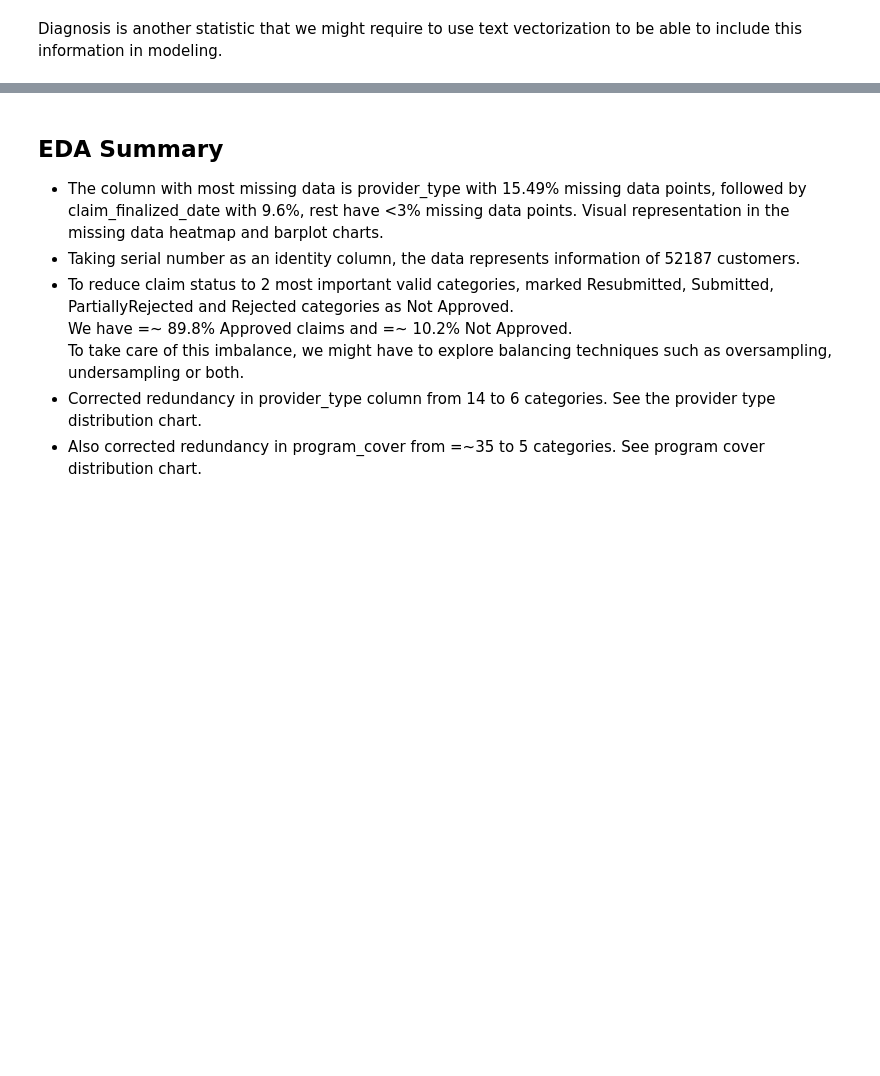
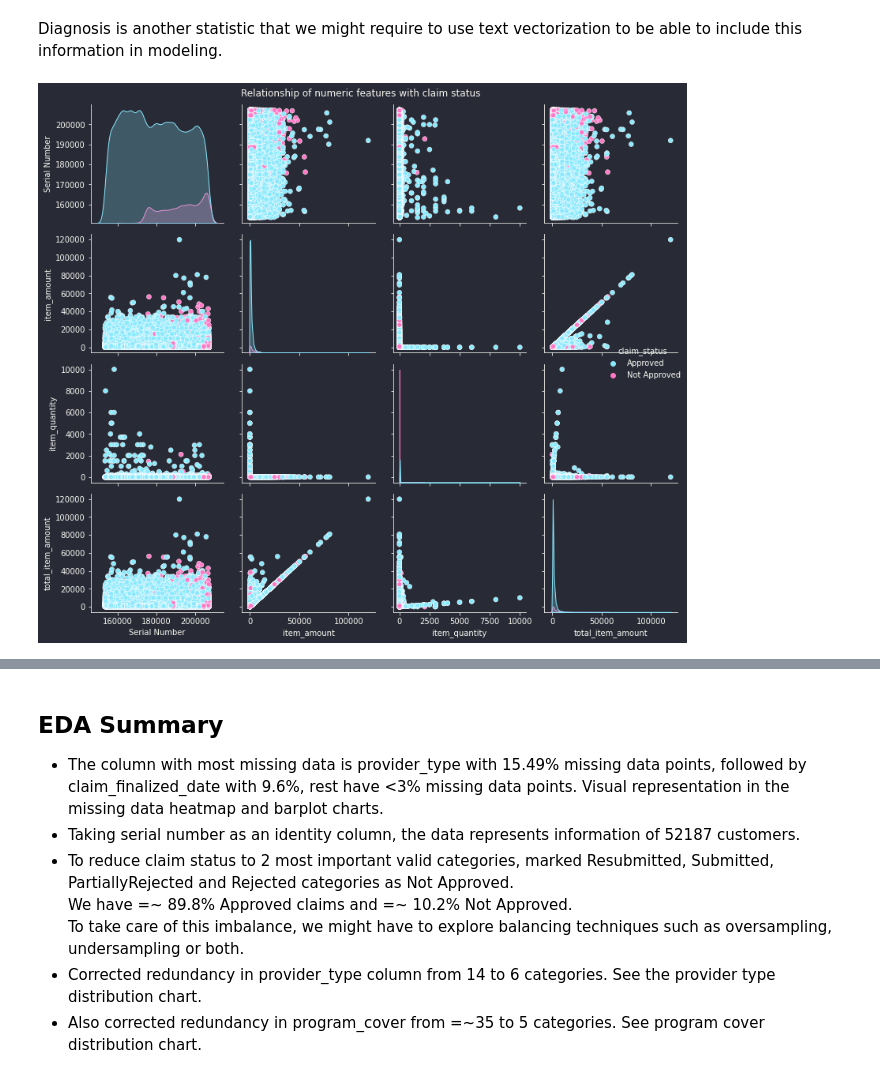
Before and after one commit to lyraxvincent/insurance-claims-prediction, a Jupyter notebook: EDA.ipynb, the cells around one changed output, grey strips where cells are left out. Saved outputs shown, nothing was run; the diff lists cells and outputs as text; code cells hidden in the pictures; blank space fills up the shorter version.

Commit message:
add multivariate plots

```diff
--- a/EDA.ipynb
+++ b/EDA.ipynb
@@ -460,3 +465,11 @@ Diagnosis is another statistic that we might require to use text vectorization t
 # %%
 # drop treatment type as it has only one unique value
 data.drop('treatment_type', axis=1, inplace=True)
+# %%
+# pairplot
+sns.pairplot(data, hue='claim_status')
+plt.suptitle("Relationship of numeric features with claim status", y=1.08)
+plt.tight_layout()
+plt.savefig("plots/pairplot-feature relationships with claim status.png", dpi=1000)
+# %% [output]
+[figure, added]
```
Also changed, not shown: parts of 7 cells of this notebook, 3 other files.
